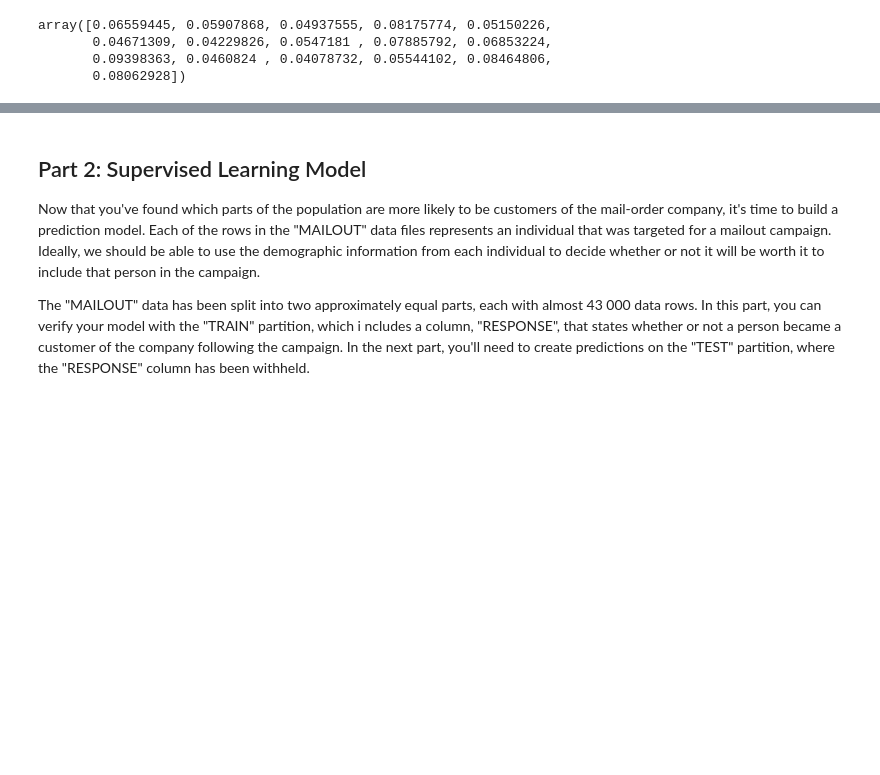
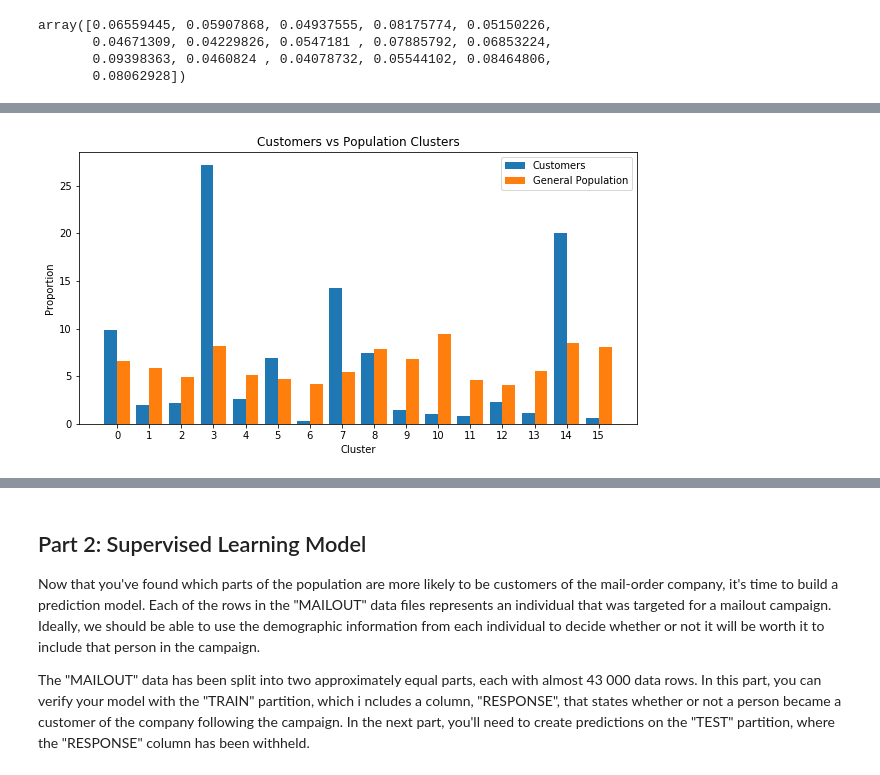
Before and after one commit to santamm/Customer-Segmentation, a Jupyter notebook: Arvato Project Workbook.ipynb, the cells around one changed output, grey strips where cells are left out. Saved outputs shown, nothing was run; the diff lists cells and outputs as text; code cells hidden in the pictures; blank space fills up the shorter version.

```diff
--- a/Arvato Project Workbook.ipynb
+++ b/Arvato Project Workbook.ipynb
@@ -1269,0 +1263,30 @@ plt.tight_layout()
+# %%
+# Better this ones
+plt.figure(figsize=(10,5))
+# These are the "Tableau 20" colors as RGB.
+tableau20 = [(31, 119, 180), (174, 199, 232), (255, 127, 14), (255, 187, 120),
+             (44, 160, 44), (152, 223, 138), (214, 39, 40), (255, 152, 150),
+             (148, 103, 189), (197, 176, 213), (140, 86, 75), (196, 156, 148),
+             (227, 119, 194), (247, 182, 210), (127, 127, 127), (199, 199, 199),
+             (188, 189, 34), (219, 219, 141), (23, 190, 207), (158, 218, 229)]
+
+# Scale the RGB values to the [0, 1] range, which is the format matplotlib accepts.
+for i in range(len(tableau20)):
+    r, g, b = tableau20[i]
+    tableau20[i] = (r / 255., g / 255., b / 255.)
+
+population_bins = 100 * np.bincount(gen_labels)/len(gen_labels)
+customer_bins = 100 * np.bincount(customer_labels)/len(customer_labels)
+clusters = [x for x in range(0,16)]
+ax = plt.subplot(111)
+w=0.4
+ax.bar(x=np.array(clusters)-0.2, height=customer_bins, width=w, color=tableau20[0])
+ax.bar(x=np.array(clusters)+0.2, height=population_bins, width=w, color=tableau20[2])
+plt.ylabel('Proportion')
+plt.xlabel('Cluster')
+plt.xticks(clusters)
+plt.legend(['Customers', 'General Population'])
+plt.title('Customers vs Population Clusters')
+plt.show()
+# %% [output]
+[figure, added]
```
Also changed, not shown: parts of 23 cells of this notebook.
